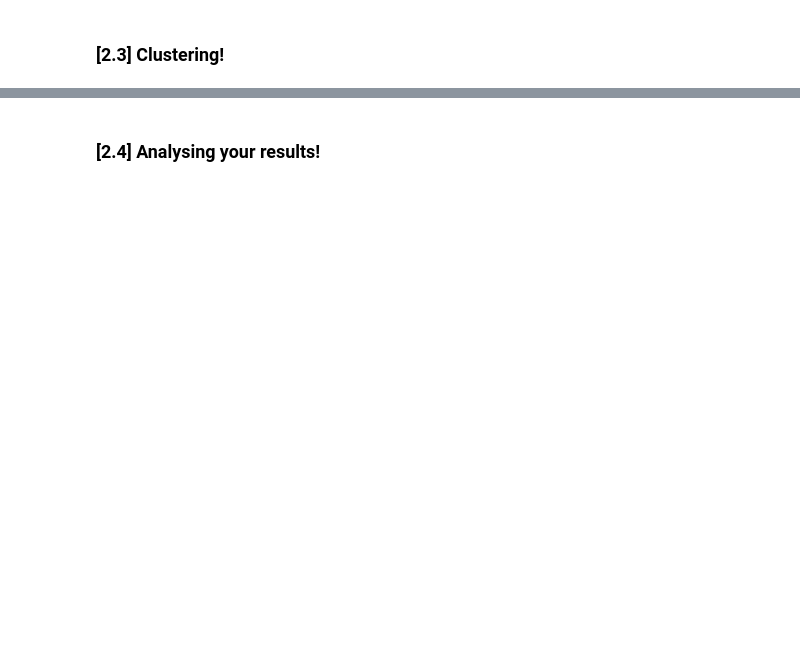
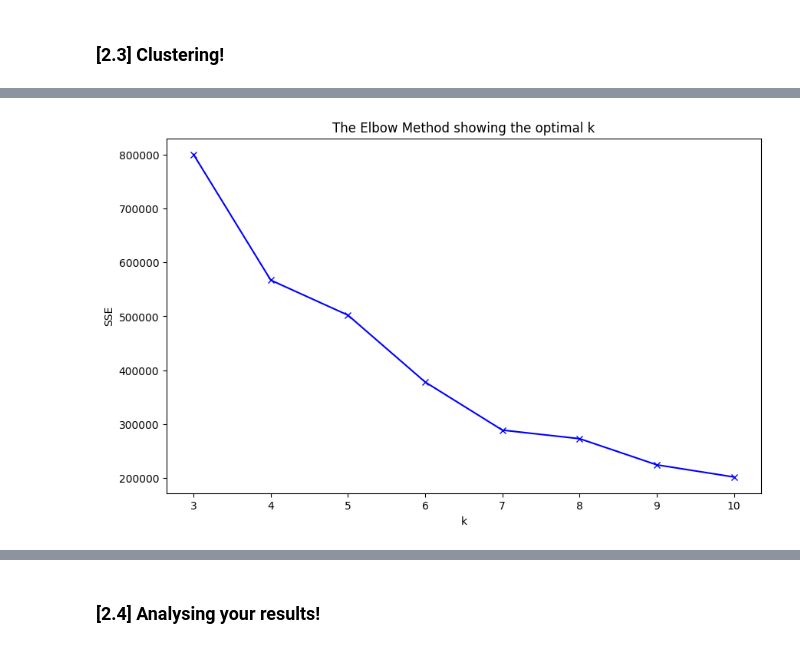
Before and after one commit to Ykanj/ADM-HW-4, a Jupyter notebook: main.ipynb, the cells around one changed output, grey strips where cells are left out. Drawn from its saved outputs; the diff is of its cells as text; code cells hidden in the pictures; blank space fills up the shorter version.

```diff
--- a/main.ipynb
+++ b/main.ipynb
@@ -22,0 +484,9 @@
+# %%
+sse_values = []
+for k in range(3, 11):  # Test K from 1 to 10
+    try:
+        _, cluster_labels, sse = k_means_plusplus(cluster_data, k)
+        sse_values.append(sse)
+        print(f"K={k}, SSE={sse}")
+    except Exception as e:
+        print(f"An error occurred at K={k}: {e}")
@@ -22,0 +502,9 @@
+# %%
+plt.figure(figsize=(10, 6))
+plt.plot(range(3, 11), sse_values, 'bx-')
+plt.xlabel('k')
+plt.ylabel('SSE')
+plt.title('The Elbow Method showing the optimal k')
+plt.show()
+# %% [output]
+[figure, added]
```
Also changed, not shown: parts of 58 cells of this notebook, 1 other file.
